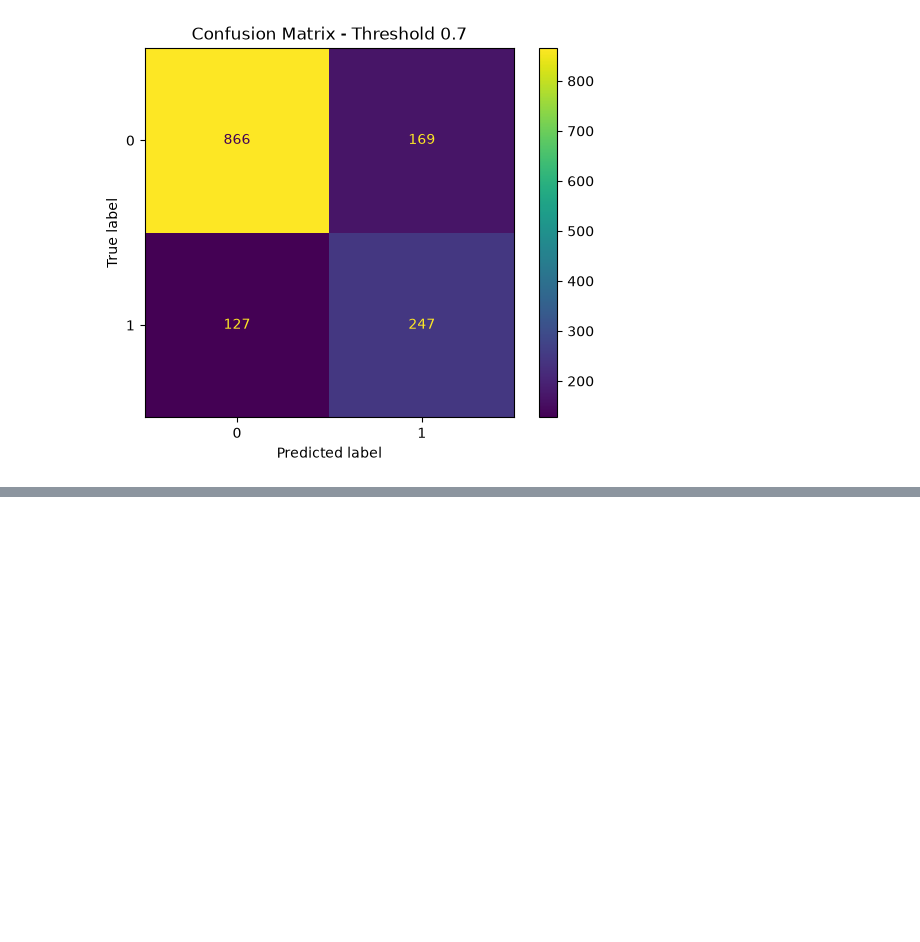
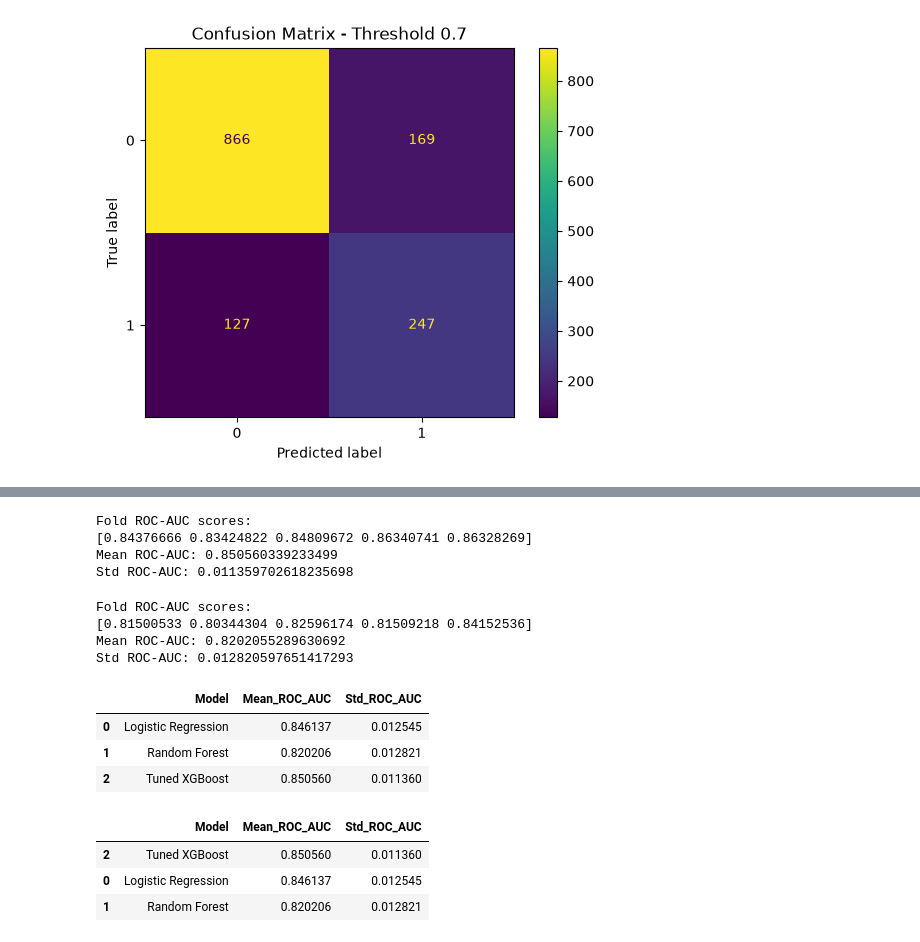
Before and after one commit to okox01/Machine_Learning_Projects, a Jupyter notebook: Customer-Churn-MLOps/notebooks/03_model_experiments.ipynb, the cells around one changed output, grey strips where cells are left out. Saved outputs shown, nothing was run; the diff lists cells and outputs as text; code cells hidden in the pictures; blank space fills up the shorter version.

```diff
--- a/Customer-Churn-MLOps/notebooks/03_model_experiments.ipynb
+++ b/Customer-Churn-MLOps/notebooks/03_model_experiments.ipynb
@@ -845,0 +848,2 @@ plt.show()
+# %%
+cv=StratifiedKFold(n_splits=5,shuffle=True,random_state=42)
@@ -845,0 +912,72 @@ plt.show()
+# %%
+xgb_cv_scores=cross_val_score(
+    best_xgb_pipeline,
+    X_train,
+    y_train,
+    cv=cv,
+    scoring='roc_auc',
+    n_jobs=-1
+)
+# %%
+print("Fold ROC-AUC scores:")
+print(xgb_cv_scores)
+
+print("Mean ROC-AUC:", xgb_cv_scores.mean())
+print("Std ROC-AUC:", xgb_cv_scores.std())
+# %% [output]
+Fold ROC-AUC scores:
+[0.84376666 0.83424822 0.84809672 0.86340741 0.86328269]
+Mean ROC-AUC: 0.850560339233499
+Std ROC-AUC: 0.011359702618235698
+# %%
+rf_cv_scores=cross_val_score(
+    random_forest_pipeline,
+    X_train,
+    y_train,
+    cv=cv,
+    scoring='roc_auc',
+    n_jobs=-1
+)
+# %%
+print("Fold ROC-AUC scores:")
+print(rf_cv_scores)
+
+print("Mean ROC-AUC:", rf_cv_scores.mean())
+print("Std ROC-AUC:", rf_cv_scores.std())
+# %% [output]
+Fold ROC-AUC scores:
+[0.81500533 0.80344304 0.82596174 0.81509218 0.84152536]
+Mean ROC-AUC: 0.8202055289630692
+Std ROC-AUC: 0.012820597651417293
+# %%
+cv_results=pd.DataFrame({
+    "Model":[
+        "Logistic Regression",
+        "Random Forest",
+        "Tuned XGBoost"
+    ],
+    "Mean_ROC_AUC":[
+        lr_cv_scores.mean(),
+        rf_cv_scores.mean(),
+        xgb_cv_scores.mean()
+    ],
+    "Std_ROC_AUC":[
+        lr_cv_scores.std(),
+        rf_cv_scores.std(),
+        xgb_cv_scores.std()
+    ]
+
+})
+cv_results
+# %% [output]
+|  | Model | Mean_ROC_AUC | Std_ROC_AUC |
+| 0 | Logistic Regression | 0.846137 | 0.012545 |
+| 1 | Random Forest | 0.820206 | 0.012821 |
+| 2 | Tuned XGBoost | 0.850560 | 0.011360 |
+# %%
+cv_results.sort_values(by="Mean_ROC_AUC",ascending=False)
+# %% [output]
+|  | Model | Mean_ROC_AUC | Std_ROC_AUC |
+| 2 | Tuned XGBoost | 0.850560 | 0.011360 |
+| 0 | Logistic Regression | 0.846137 | 0.012545 |
+| 1 | Random Forest | 0.820206 | 0.012821 |
```
Also changed, not shown: parts of 6 cells of this notebook.
